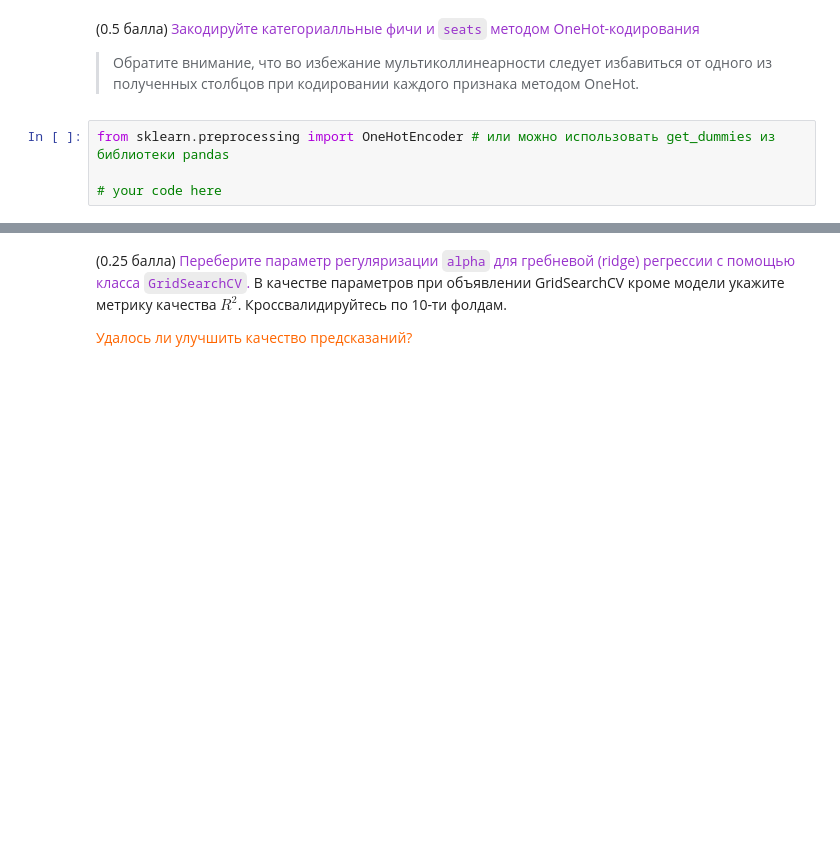
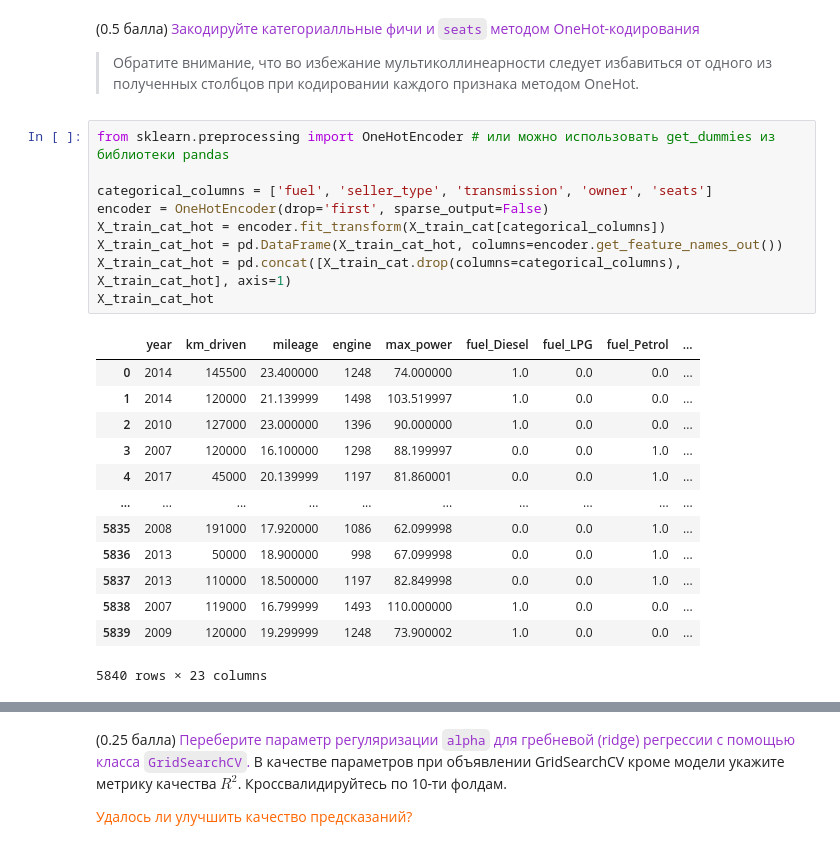
Before and after one commit to TiunovNN/hse-ml-homeworks, a Jupyter notebook: homework1/HW1_Regression_with_inference.ipynb, the cells around one changed output, grey strips where cells are left out. Drawn from its saved outputs; the diff is of its cells as text; blank space fills up the shorter version.

```diff
--- a/homework1/HW1_Regression_with_inference.ipynb
+++ b/homework1/HW1_Regression_with_inference.ipynb
@@ -542,7 +610,26 @@ X_train_cat.describe(include='object')
 (0.5 балла) <font color='#9933CC'>Закодируйте категориалльные фичи и ``seats`` методом OneHot-кодирования</font>
 
 > Обратите внимание, что во избежание мультиколлинеарности следует избавиться от одного из полученных столбцов при кодировании каждого признака методом OneHot.
-# %%
-from sklearn.preprocessing import OneHotEncoder # или можно использовать get_dummies из библиотеки pandas
-
-# your code here
+# %%
+from sklearn.preprocessing import OneHotEncoder # или можно использовать get_dummies из библиотеки pandas
+
+categorical_columns = ['fuel', 'seller_type', 'transmission', 'owner', 'seats']
+encoder = OneHotEncoder(drop='first', sparse_output=False)
+X_train_cat_hot = encoder.fit_transform(X_train_cat[categorical_columns])
+X_train_cat_hot = pd.DataFrame(X_train_cat_hot, columns=encoder.get_feature_names_out())
+X_train_cat_hot = pd.concat([X_train_cat.drop(columns=categorical_columns), X_train_cat_hot], axis=1)
+X_train_cat_hot
+# %% [output]
+|  | year | km_driven | mileage | engine | max_power | fuel_Diesel | fuel_LPG | fuel_Petrol | ... |
+| 0 | 2014 | 145500 | 23.400000 | 1248 | 74.000000 | 1.0 | 0.0 | 0.0 | ... |
+| 1 | 2014 | 120000 | 21.139999 | 1498 | 103.519997 | 1.0 | 0.0 | 0.0 | ... |
+| 2 | 2010 | 127000 | 23.000000 | 1396 | 90.000000 | 1.0 | 0.0 | 0.0 | ... |
+| 3 | 2007 | 120000 | 16.100000 | 1298 | 88.199997 | 0.0 | 0.0 | 1.0 | ... |
+| 4 | 2017 | 45000 | 20.139999 | 1197 | 81.860001 | 0.0 | 0.0 | 1.0 | ... |
+| ... | ... | ... | ... | ... | ... | ... | ... | ... | ... |
+| 5835 | 2008 | 191000 | 17.920000 | 1086 | 62.099998 | 0.0 | 0.0 | 1.0 | ... |
+| 5836 | 2013 | 50000 | 18.900000 | 998 | 67.099998 | 0.0 | 0.0 | 1.0 | ... |
+| 5837 | 2013 | 110000 | 18.500000 | 1197 | 82.849998 | 0.0 | 0.0 | 1.0 | ... |
+| 5838 | 2007 | 119000 | 16.799999 | 1493 | 110.000000 | 1.0 | 0.0 | 0.0 | ... |
+| 5839 | 2009 | 120000 | 19.299999 | 1248 | 73.900002 | 1.0 | 0.0 | 0.0 | ... |
+5840 rows × 23 columns
```
Also changed, not shown: parts of 39 cells of this notebook.
